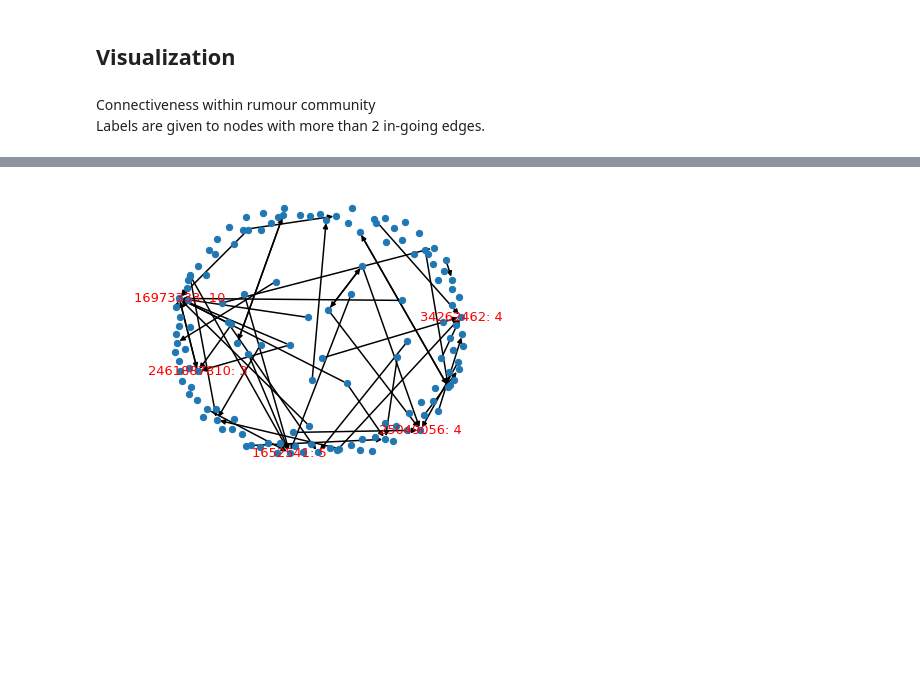
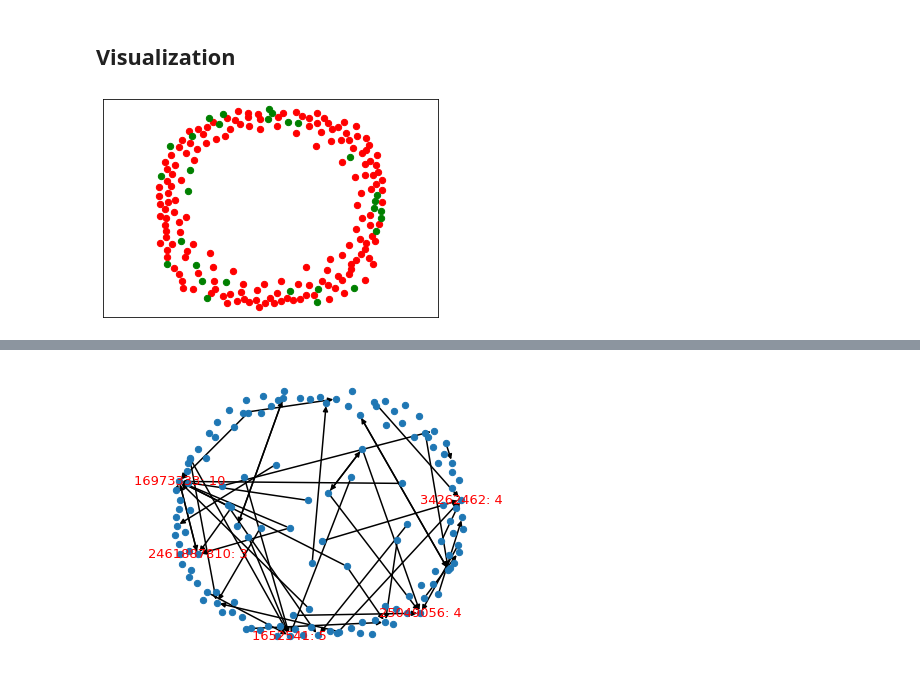
Before and after one commit to YuHung-Chiang/Network-Analysis, a Jupyter notebook: centrality/centrality.ipynb, the cells around one changed output, grey strips where cells are left out. Saved outputs shown, nothing was run; the diff lists cells and outputs as text; code cells hidden in the pictures; blank space fills up the shorter version.

Commit message:
figures

```diff
--- a/centrality/centrality.ipynb
+++ b/centrality/centrality.ipynb
@@ -307,3 +307,22 @@ non_rumour_closeness = {
 }
 
 head.writeToJSON(head.makePath([centrality_path,"closeness"]),"non_rumour_closeness",non_rumour_closeness)
+# %%
+# number of reachable non-rumour nodes for each bridge (with individual bridge)
+nodes = []
+bridges = []
+for x,y in G.nodes(data=True):
+    if y["at"] == "non_rumours": nodes.append(x)
+    elif y["at"] == "bridges": bridges.append(x)
+
+
+reachable = {}
+for b in bridges:
+    subGraph = G.subgraph(nodes+[b])
+    subGraph = subGraph.reverse(copy=True)
+
+    length = nx.single_source_shortest_path_length(subGraph, b)
+    reachable[b] = [node for node in length if not(node == b)]
+
+# head.writeToJSON(head.makePath([centrality_path,"follow"]),"reachable_nr_nodes",reachable)
+print(reachable)
@@ -354,6 +378,30 @@ for n in bridges:
 head.writeToJSON(head.makePath([centrality_path,"follow+react"]),"reachable_nr_nodes",reachable)
 # %% [markdown]
 ## Visualization
-# %% [markdown]
-Connectiveness within rumour community
-Labels are given to nodes with more than 2 in-going edges.
+# %%
+# General Display of rumour, non-rumour, and uncategorized communities
+with open("/Users/yu-hung/Downloads/pheme-rumour-scheme-dataset/community_detection/communities.json") as file:
+    communities  = json.load(file)
+
+gen_G = nx.DiGraph()
+attributes = {}
+for com, ids in communities.items():
+    gen_G.add_nodes_from(ids)
+    for id in ids:
+        attributes[id]=com
+
+nx.set_node_attributes(gen_G,attributes,"at")
+
+pos = nx.spring_layout(gen_G, k=1, iterations=20)
+nx.draw_networkx_nodes(gen_G,pos,nodelist=[x for x,y in gen_G.nodes(data=True) if y["at"]=="rumours"],node_color="red",node_size=40)
+nx.draw_networkx_nodes(gen_G,pos,nodelist=[x for x,y in gen_G.nodes(data=True) if y["at"]=="non_rumours"],node_color="green",node_size=40)
+nx.draw_networkx_nodes(gen_G,pos,nodelist=[x for x,y in gen_G.nodes(data=True) if y["at"]=="uncategorized"],node_color="yellow",node_size=40)
+
+x_values, y_values = zip(*pos.values())
+x_max = max(x_values)
+x_min = min(x_values)
+x_margin = (x_max - x_min) * 0.25
+plt.xlim(x_min - x_margin, x_max + x_margin)
+plt.show()
+# %% [output]
+[figure, added]
```
Also changed, not shown: parts of 10 cells of this notebook, 9 other files.
